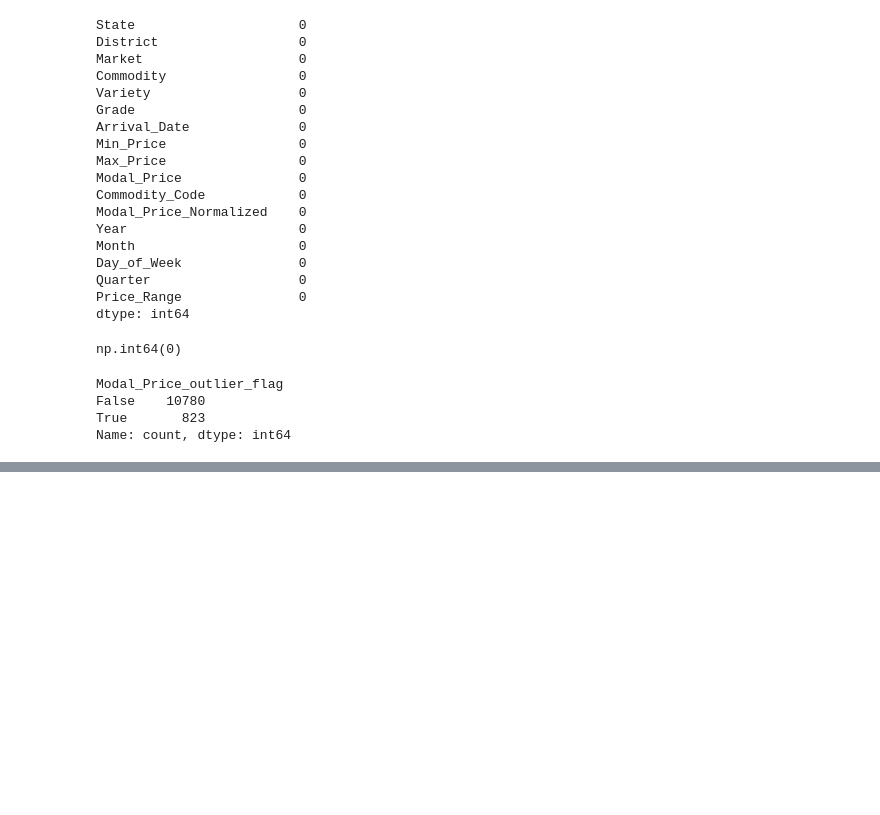
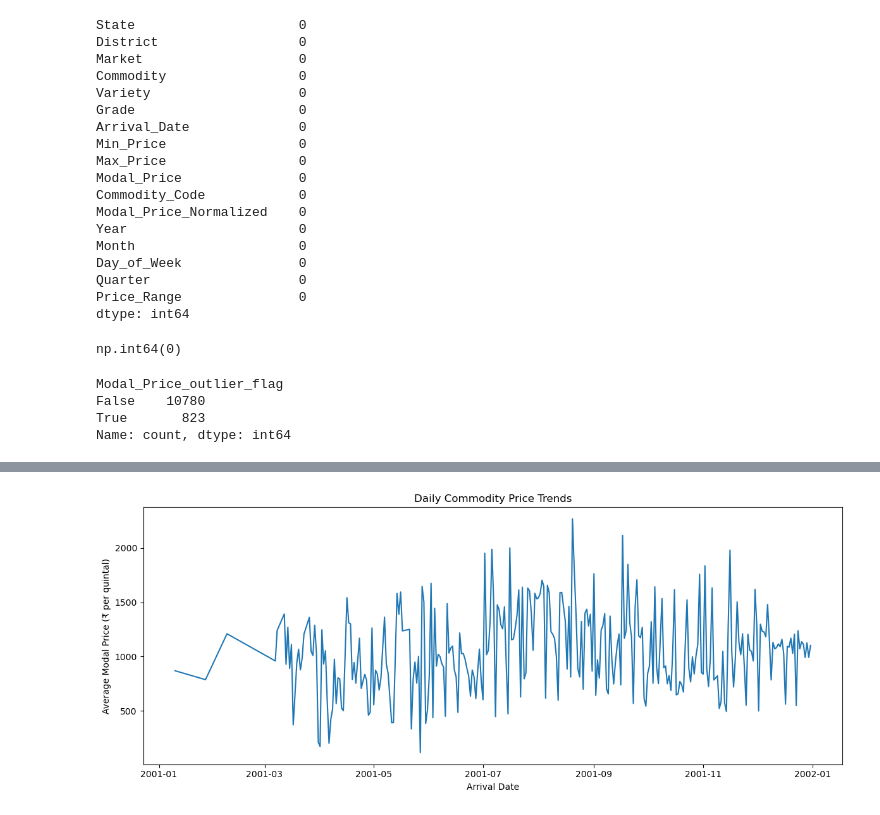
Before and after one commit to shindehiloni-ai/agribusiness-data-analysis, a Jupyter notebook: Untitled.ipynb, the cells around one changed output, grey strips where cells are left out. Drawn from its saved outputs; the diff is of its cells as text; code cells hidden in the pictures; blank space fills up the shorter version.

```diff
--- a/Untitled.ipynb
+++ b/Untitled.ipynb
@@ -274,0 +326,22 @@ Name: count, dtype: int64
+# %%
+df["Arrival_Date"] = pd.to_datetime(
+    df["Arrival_Date"], errors="coerce"
+)
+
+daily_prices = (
+    df.dropna(subset=["Arrival_Date", "Modal_Price"])
+    .groupby("Arrival_Date")["Modal_Price"]
+    .mean()
+    .sort_index()
+)
+
+plt.figure(figsize=(12, 5))
+plt.plot(daily_prices.index, daily_prices.values)
+
+plt.title("Daily Commodity Price Trends")
+plt.xlabel("Arrival Date")
+plt.ylabel("Average Modal Price (₹ per quintal)")
+plt.tight_layout()
+plt.show()
+# %% [output]
+[figure, added]
```
Also changed, not shown: parts of 16 cells of this notebook.
